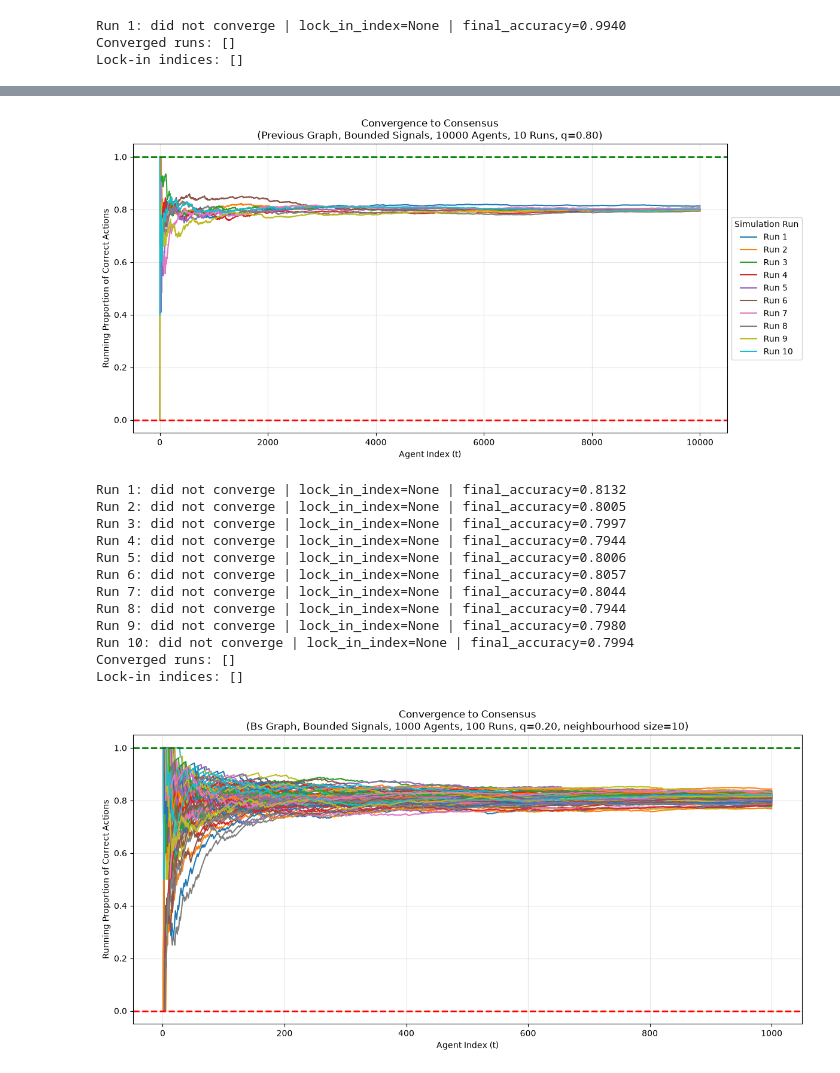
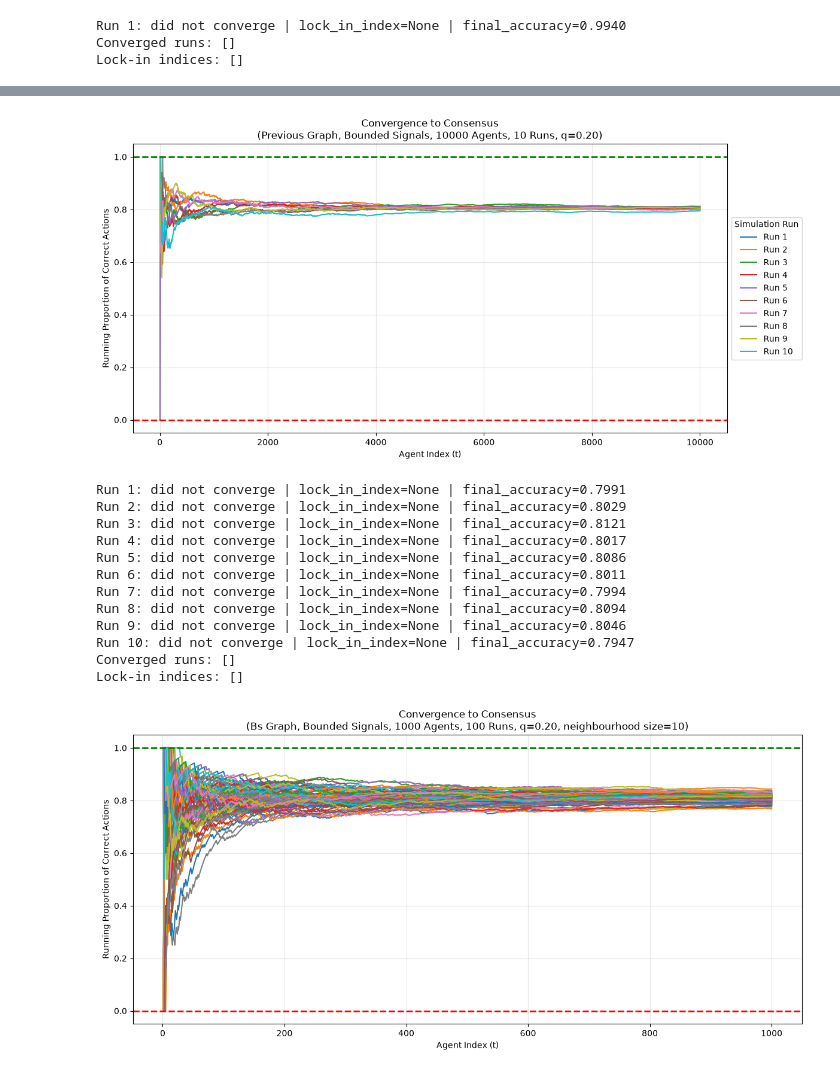
Before and after one commit to ys4ys4/Dynamic-Bayesian-Games-on-Random-Networks, a Jupyter notebook: SLM_testing.ipynb, the cells around one changed output, grey strips where cells are left out. Drawn from its saved outputs; the diff is of its cells as text; code cells hidden in the pictures.

```diff
--- a/SLM_testing.ipynb
+++ b/SLM_testing.ipynb
@@ -190,23 +190,23 @@ Converged runs: [1, 2, 3, 4, 5, 6, 7, 8, 9, 10, 11, 12, 13, 14, 15, 16, 17, 18,
 Lock-in indices: [0, 0, np.int64(2), 0, 0, np.int64(2), np.int64(2), 0, 0, 0, np.int64(1), 0, 0, 0, 0, 0, 0, np.int64(2), 0, 0, 0, 0, 0, 0, 0, 0, 0, 0, 0, 0, 0, 0, 0, 0, 0, 0, 0, 0, 0, 0, np.int64(1), ...
 # %%
 # Theorem 3ii.
-result = run_sim('previous', 'bounded', agents=10000, runs=10, seed=123, q=0.8)
+result = run_sim('previous', 'bounded', agents=10000, runs=10, seed=123, q=0.2)
 
 title = f"Convergence to Consensus\n({result.params['graph_type'].title()} Graph, {result.params['signal_type'].title()} Signals, {result.params['agents']} Agents, {result.params['runs']} Runs, q={result.params['q']:.2f})"
 plot_convergence(result, title)
 summarise_convergence_metrics(result)
 # %% [output]
-[figure, old version]
+[figure, new version]
-Run 1: did not converge | lock_in_index=None | final_accuracy=0.8132
-Run 2: did not converge | lock_in_index=None | final_accuracy=0.8005
-Run 3: did not converge | lock_in_index=None | final_accuracy=0.7997
-Run 4: did not converge | lock_in_index=None | final_accuracy=0.7944
-Run 5: did not converge | lock_in_index=None | final_accuracy=0.8006
-Run 6: did not converge | lock_in_index=None | final_accuracy=0.8057
-Run 7: did not converge | lock_in_index=None | final_accuracy=0.8044
-Run 8: did not converge | lock_in_index=None | final_accuracy=0.7944
-Run 9: did not converge | lock_in_index=None | final_accuracy=0.7980
-Run 10: did not converge | lock_in_index=None | final_accuracy=0.7994
+Run 1: did not converge | lock_in_index=None | final_accuracy=0.7991
+Run 2: did not converge | lock_in_index=None | final_accuracy=0.8029
+Run 3: did not converge | lock_in_index=None | final_accuracy=0.8121
+Run 4: did not converge | lock_in_index=None | final_accuracy=0.8017
+Run 5: did not converge | lock_in_index=None | final_accuracy=0.8086
+Run 6: did not converge | lock_in_index=None | final_accuracy=0.8011
+Run 7: did not converge | lock_in_index=None | final_accuracy=0.7994
+Run 8: did not converge | lock_in_index=None | final_accuracy=0.8094
+Run 9: did not converge | lock_in_index=None | final_accuracy=0.8046
+Run 10: did not converge | lock_in_index=None | final_accuracy=0.7947
 Converged runs: []
 Lock-in indices: []
 # %%
```
Also changed, not shown: 13 other files.
